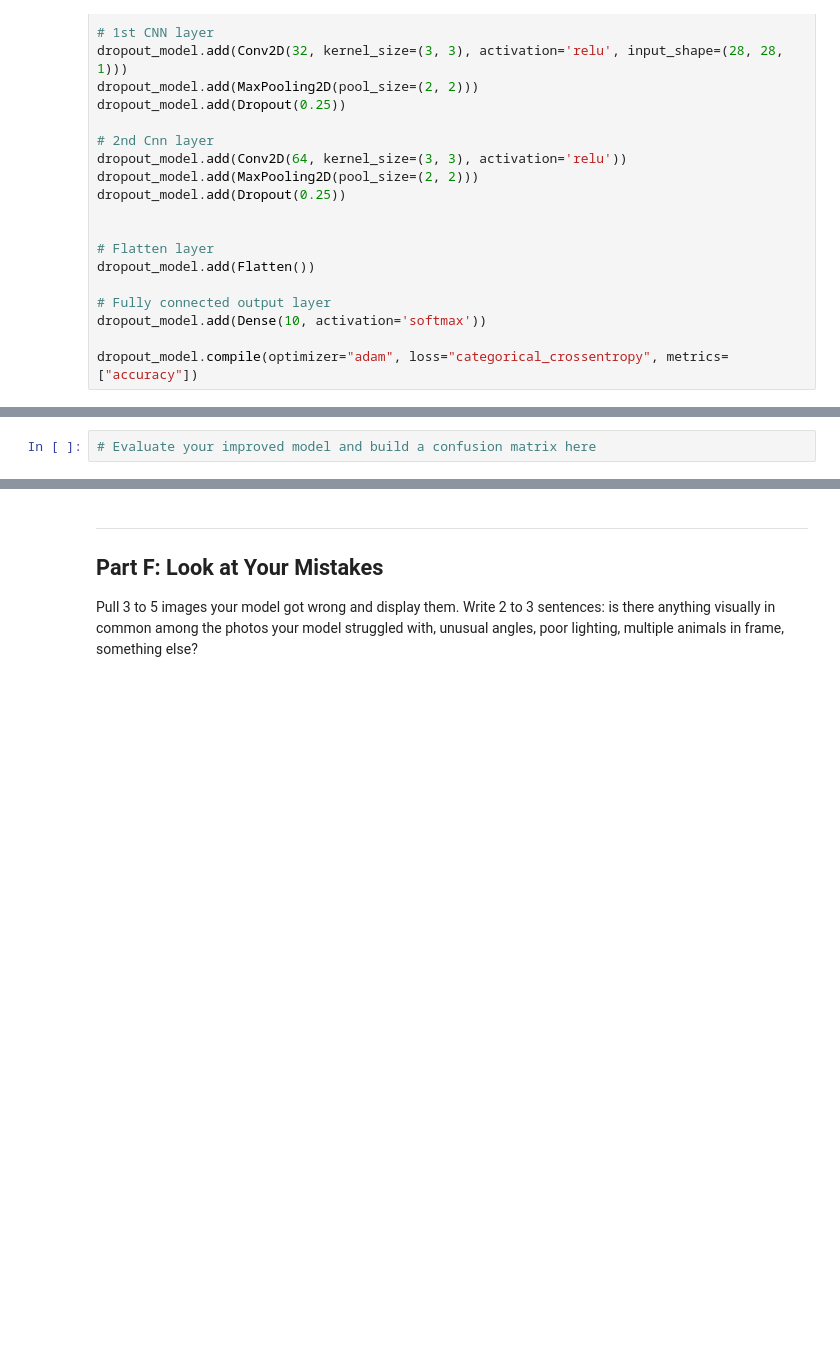
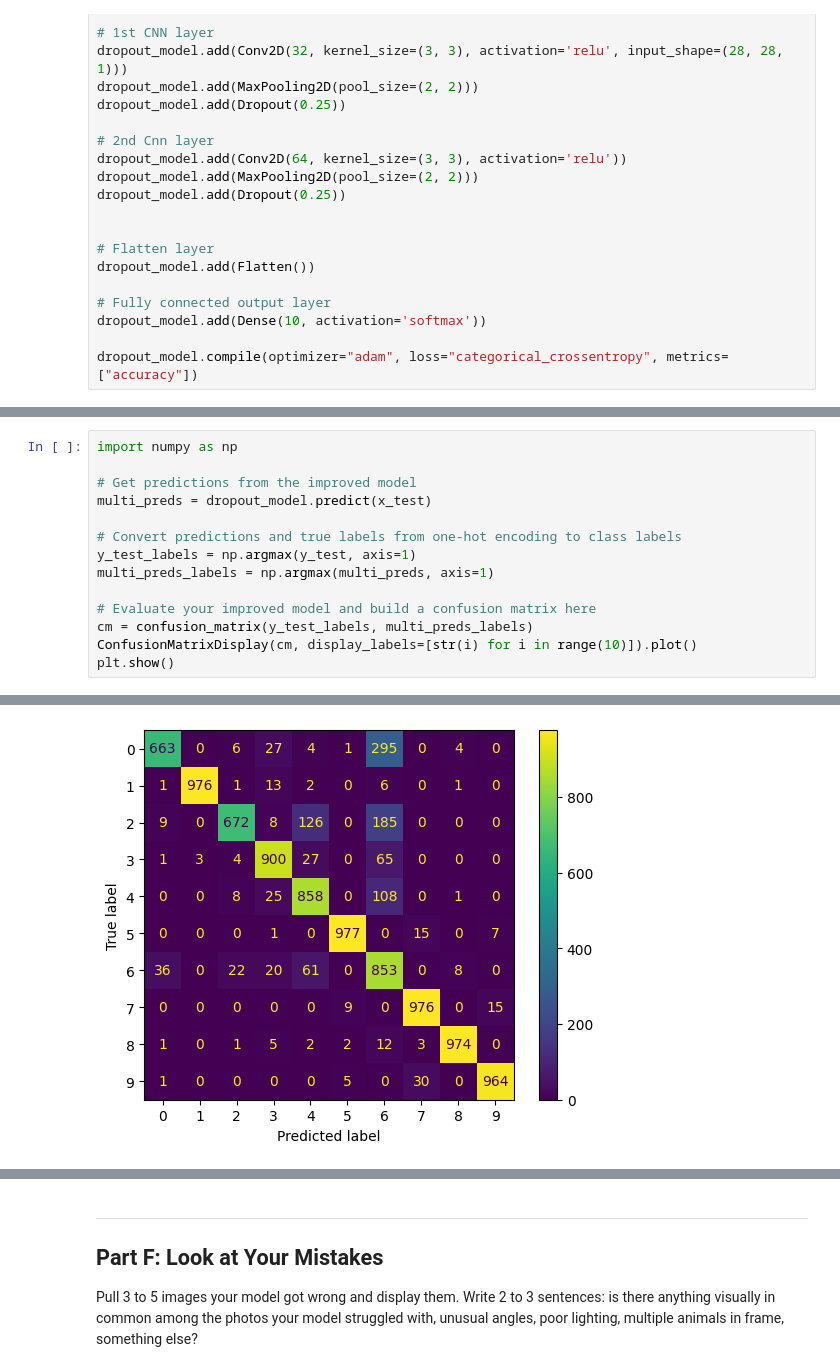
Before and after one commit to LoganBanister/IT480-FA26, a Jupyter notebook: Lab2/Lab2_CNN_PetFinder_Starter.ipynb, the cells around one changed output, grey strips where cells are left out. Cells and saved outputs as stored; diff of their text form; blank space fills up the shorter version.

```diff
--- a/Lab2/Lab2_CNN_PetFinder_Starter.ipynb
+++ b/Lab2/Lab2_CNN_PetFinder_Starter.ipynb
@@ -262,4 +303,17 @@ Fill in your own results:
 
 Report a confusion matrix for your improved model. Are Dogs or Cats more often misclassified? Do you have a guess as to why, based on looking at a few misclassified photos directly?
 # %%
+import numpy as np
+
+# Get predictions from the improved model
+multi_preds = dropout_model.predict(x_test)
+
+# Convert predictions and true labels from one-hot encoding to class labels
+y_test_labels = np.argmax(y_test, axis=1)
+multi_preds_labels = np.argmax(multi_preds, axis=1)
+
 # Evaluate your improved model and build a confusion matrix here
+cm = confusion_matrix(y_test_labels, multi_preds_labels)
+ConfusionMatrixDisplay(cm, display_labels=[str(i) for i in range(10)]).plot()
+plt.show()
+# %% [output]
@@ -266 +321,2 @@ Report a confusion matrix for your improved model. Are Dogs or Cats more often m
+[figure, added]
 # %% [markdown]
```
Also changed, not shown: parts of 14 cells of this notebook.
